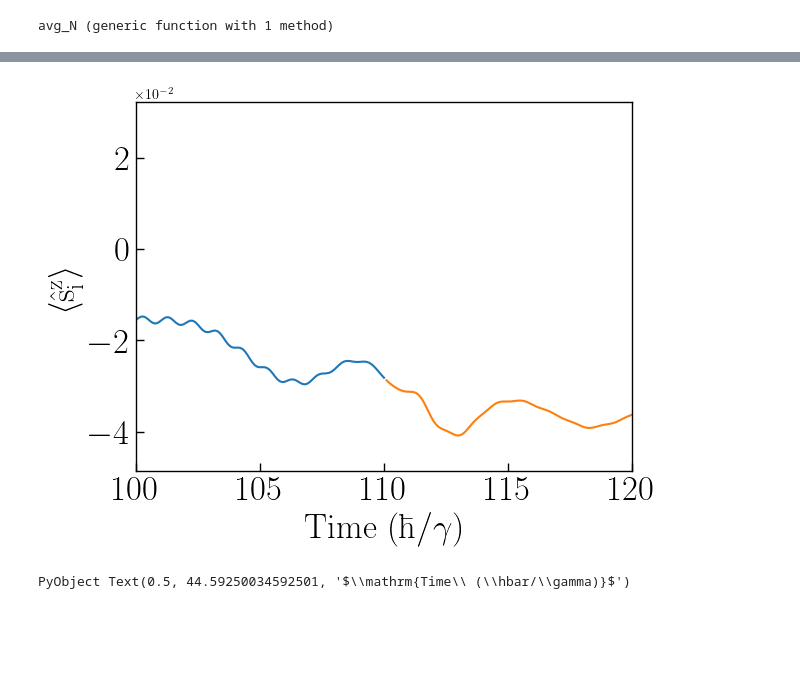
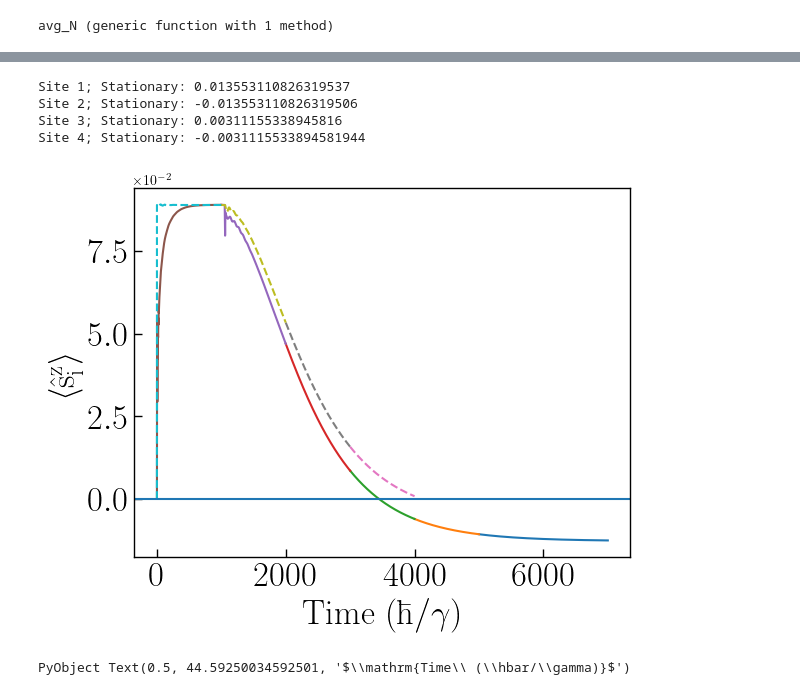
Before and after one commit to Jalil199/TDNEGF, a Jupyter notebook: examples/notebooks/02_spin_dynamics_and_electrons.ipynb, the cells around one changed output, grey strips where cells are left out. Cells and saved outputs as stored; diff of their text form; code cells hidden in the pictures; blank space fills up the shorter version.

```diff
--- a/examples/notebooks/02_spin_dynamics_and_electrons.ipynb
+++ b/examples/notebooks/02_spin_dynamics_and_electrons.ipynb
@@ -207,0 +258,4 @@ time: 200.0
+# %%
+obs2,u02,m02,p02 = spin_dynamics_and_electrons_evolution(obs1.t[end],0.1,3000.0; j_ex = -0.05,j_sd = 0.2,j_ani=1e-4,Bx=0.0,Vb = 2.0,u0=u01,m0=m01,p0=p01)
+
+### 2000 -> 3000
@@ -207,0 +281,3 @@ time: 200.0
+# %%
+obs3,u03,m03,p03 = spin_dynamics_and_electrons_evolution(obs2.t[end],0.1,4000.0; j_ex = -0.05,j_sd = 0.2,j_ani=1e-4,Bx=0.0,Vb = 2.0,u0=u02,m0=m02,p0=p02)
+### 3000 -> 4000
@@ -207,0 +303,3 @@ time: 200.0
+# %%
+obs4,u04,m04,p04 = spin_dynamics_and_electrons_evolution(obs3.t[end],0.1,5000.0; j_ex = -0.05,j_sd = 0.2,j_ani=1e-4,Bx=0.0,Vb = 2.0,u0=u03,m0=m03,p0=p03)
+### 4000 -> 5000
@@ -208,2 +325,7 @@ time: 200.0
 # %%
+obs5,u05,m05,p05 = spin_dynamics_and_electrons_evolution(obs4.t[end],0.1,7000.0; j_ex = -0.05,j_sd = 0.2,j_ani=1e-4,Bx=0.0,Vb = 2.0,u0=u04,m0=m04,p0=p04)
+### 5000 -> 7000
+
 #typeof(obs_AFM.sx_i)
+#obs.t
+#obs1.t[end]
@@ -415,17 +666,38 @@ plt.tight_layout()
+# %%
+println("Site 1; Stationary: ",loaded_data[end,2] )## i=1
+println("Site 2; Stationary: ",loaded_data[end,3] )## i=2
+println("Site 3; Stationary: ",loaded_data[end,4] )## i=3
+println("Site 4; Stationary: ",loaded_data[end,5] )## i=4
+# %% [output]
+Site 1; Stationary: 0.013553110826319537
+Site 2; Stationary: -0.013553110826319506
+Site 3; Stationary: 0.00311155338945816
+Site 4; Stationary: -0.0031115533894581944
 # %%
 
 fig,axs =  plt.subplots(1,1)
 
-axs.plot(obs.t,obs.σx_i[3,3,:],label= "Neq site=1")
-axs.plot(obs1.t  ,obs1.σx_i[3,3,:],label= "Neq site=1")
+# axs.plot(obs3.t,  obs3.σx_i[1,1,:],label= "Neq site=1")
+axs.plot(obs5.t,  obs5.σx_i[1,3,:],label= "Neq site=1")
+axs.plot(obs4.t,  obs4.σx_i[1,3,:],label= "Neq site=1")
+axs.plot(obs3.t,  obs3.σx_i[1,3,:],label= "Neq site=1")
+axs.plot(obs2.t,  obs2.σx_i[1,3,:],label= "Neq site=1")
+axs.plot(obs1.t,  obs1.σx_i[1,3,:],label= "Neq site=1")
+axs.plot(obs.t  , obs.σx_i[1,3,:],label= "Neq site=1",ls = "-")
+
+
+axs.plot(obs3.t,obs3.σx_i_eq[1,3,:],label= "Neq site=1",ls = "--")
+axs.plot(obs2.t,obs2.σx_i_eq[1,3,:],label= "Neq site=1",ls = "--")
+axs.plot(obs1.t,obs1.σx_i_eq[1,3,:],label= "Neq site=1",ls = "--")
+axs.plot(obs.t  ,obs.σx_i_eq[1,3,:],label= "Neq site=1",ls ="--")
 
 axs.tick_params(axis="both", which="both", labelsize=fs,direction="in", length=6,width=1)
 axs.ticklabel_format(axis="y", style="sci", scilimits=(-1,2), useMathText=true)
 #plt.ylim(-0.01,0.01)
-plt.xlim(100,120)
-
+#plt.xlim(100,120)
+plt.axhline(0.0)
 axs.set_ylabel(raw"$\langle\mathrm{\hat{s}^{z}_i}\rangle$", fontsize = fs)
 axs.set_xlabel(raw"$\mathrm{Time\ (\hbar/\gamma)}$",fontsize = fs)
 # %% [output]
-[figure, old version]
+[figure, new version]
 PyObject Text(0.5, 44.59250034592501, '$\\mathrm{Time\\ (\\hbar/\\gamma)}$')
```
Also changed, not shown: parts of 19 cells of this notebook, 4 other files.
